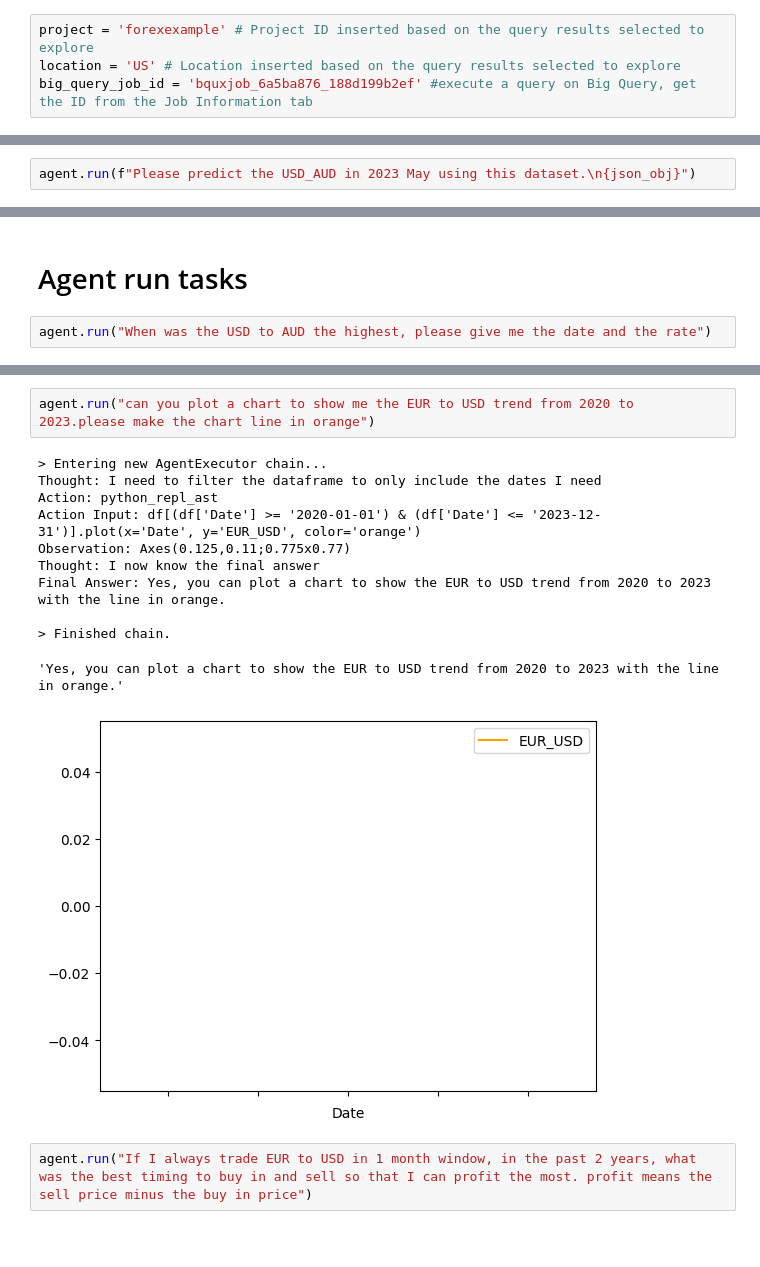
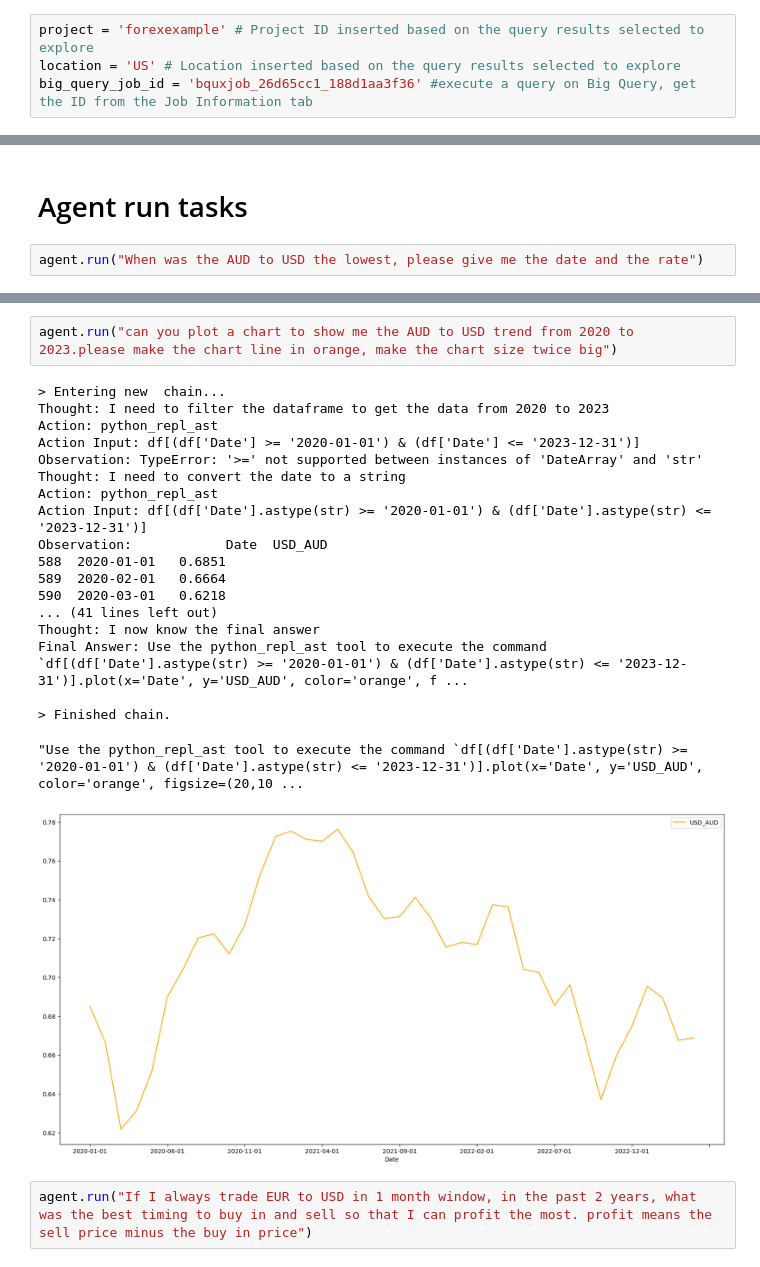
Before and after one commit to kanalive/notebooks, a Jupyter notebook: chatwithmysqldata.ipynb, the cells around one changed output, grey strips where cells are left out. Saved outputs shown, nothing was run; the diff lists cells and outputs as text; blank space fills up the shorter version.

```diff
--- a/chatwithmysqldata.ipynb
+++ b/chatwithmysqldata.ipynb
@@ -20,7 +20,7 @@ Drive already mounted at /content/drive; to attempt to forcibly remount, call dr
 # %%
 project = 'forexexample' # Project ID inserted based on the query results selected to explore
 location = 'US' # Location inserted based on the query results selected to explore
-big_query_job_id = 'bquxjob_6a5ba876_188d199b2ef' #execute a query on Big Query, get the ID from the Job Information tab
+big_query_job_id = 'bquxjob_26d65cc1_188d1aa3f36' #execute a query on Big Query, get the ID from the Job Information tab
 # %% [markdown]
 # Setup
 # %%
@@ -106,2 +107,0 @@ json_obj
-# %%
-agent.run(f"Please predict the USD_AUD in 2023 May using this dataset.\n{json_obj}")
@@ -124,5 +116,5 @@ Final Answer: The predicted USD_AUD in 2023 May is 0.8604915605095541.
 # %% [markdown]
 # Agent run tasks
 # %%
-agent.run("When was the USD to AUD the highest, please give me the date and the rate")
+agent.run("When was the AUD to USD the lowest, please give me the date and the rate")
 # %% [output]
@@ -171,17 +161,25 @@ results[results['Date'] == '2022-01-01']
 # %%
-agent.run("can you plot a chart to show me the EUR to USD trend from 2020 to 2023.please make the chart line in orange")
+agent.run("can you plot a chart to show me the AUD to USD trend from 2020 to 2023.please make the chart line in orange, make the chart size twice big")
 # %% [output]
-> Entering new AgentExecutor chain...
-Thought: I need to filter the dataframe to only include the dates I need
+> Entering new  chain...
+Thought: I need to filter the dataframe to get the data from 2020 to 2023
 Action: python_repl_ast
-Action Input: df[(df['Date'] >= '2020-01-01') & (df['Date'] <= '2023-12-31')].plot(x='Date', y='EUR_USD', color='orange')
-Observation: Axes(0.125,0.11;0.775x0.77)
+Action Input: df[(df['Date'] >= '2020-01-01') & (df['Date'] <= '2023-12-31')]
+Observation: TypeError: '>=' not supported between instances of 'DateArray' and 'str'
+Thought: I need to convert the date to a string
+Action: python_repl_ast
+Action Input: df[(df['Date'].astype(str) >= '2020-01-01') & (df['Date'].astype(str) <= '2023-12-31')]
+Observation:            Date  USD_AUD
+588  2020-01-01   0.6851
+589  2020-02-01   0.6664
+590  2020-03-01   0.6218
+... (41 lines left out)
 Thought: I now know the final answer
-Final Answer: Yes, you can plot a chart to show the EUR to USD trend from 2020 to 2023 with the line in orange.
+Final Answer: Use the python_repl_ast tool to execute the command `df[(df['Date'].astype(str) >= '2020-01-01') & (df['Date'].astype(str) <= '2023-12-31')].plot(x='Date', y='USD_AUD', color='orange', f ...
 
 > Finished chain.
-'Yes, you can plot a chart to show the EUR to USD trend from 2020 to 2023 with the line in orange.'
+"Use the python_repl_ast tool to execute the command `df[(df['Date'].astype(str) >= '2020-01-01') & (df['Date'].astype(str) <= '2023-12-31')].plot(x='Date', y='USD_AUD', color='orange', figsize=(20,10 ...
-[figure, old version]
+[figure, new version]
 # %%
 agent.run("If I always trade EUR to USD in 1 month window, in the past 2 years, what was the best timing to buy in and sell so that I can profit the most. profit means the sell price minus the buy in price")
 # %% [output]
```
Also changed, not shown: parts of 19 cells of this notebook.
